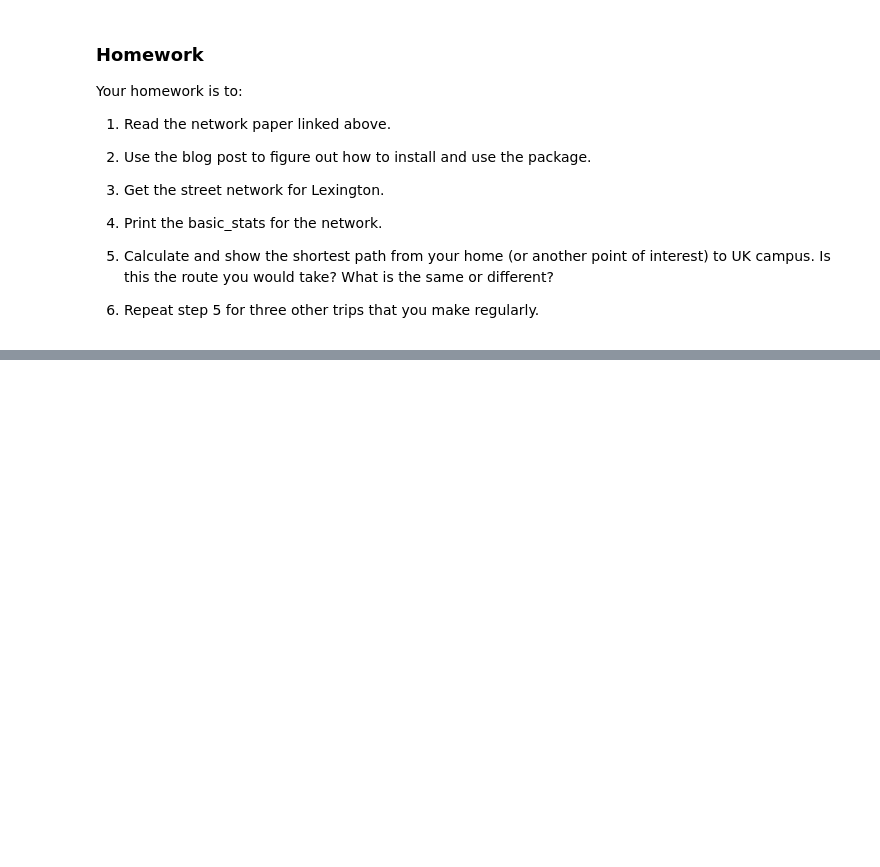
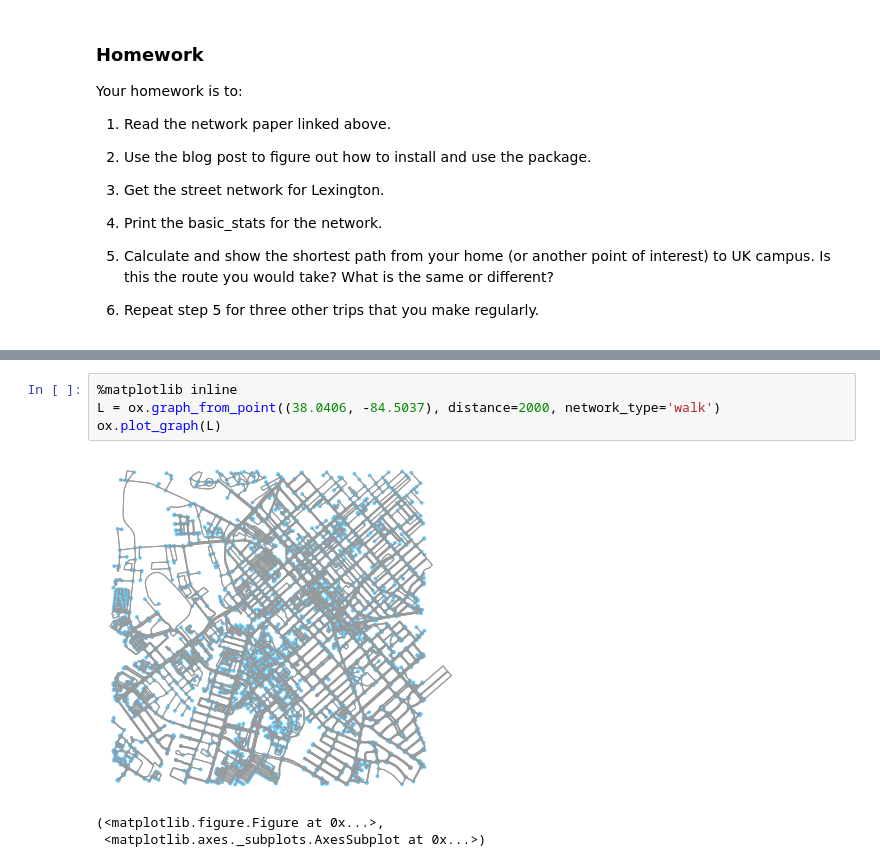
Before and after one commit to awob222/ce599, a Jupyter notebook: 17-Networks 2/Networks_OSM.ipynb, the cells around one changed output, grey strips where cells are left out. Drawn from its saved outputs; the diff is of its cells as text; blank space fills up the shorter version.

```diff
--- a/17-Networks 2/Networks_OSM.ipynb
+++ b/17-Networks 2/Networks_OSM.ipynb
@@ -40,0 +39,8 @@ ModuleNotFoundError: No module named 'osmnx'
+# %%
+%matplotlib inline
+L = ox.graph_from_point((38.0406, -84.5037), distance=2000, network_type='walk')
+ox.plot_graph(L)
+# %% [output]
+[figure, added]
+(<matplotlib.figure.Figure at 0x...>,
+ <matplotlib.axes._subplots.AxesSubplot at 0x...>)
```
Also changed, not shown: parts of 14 cells of this notebook.
